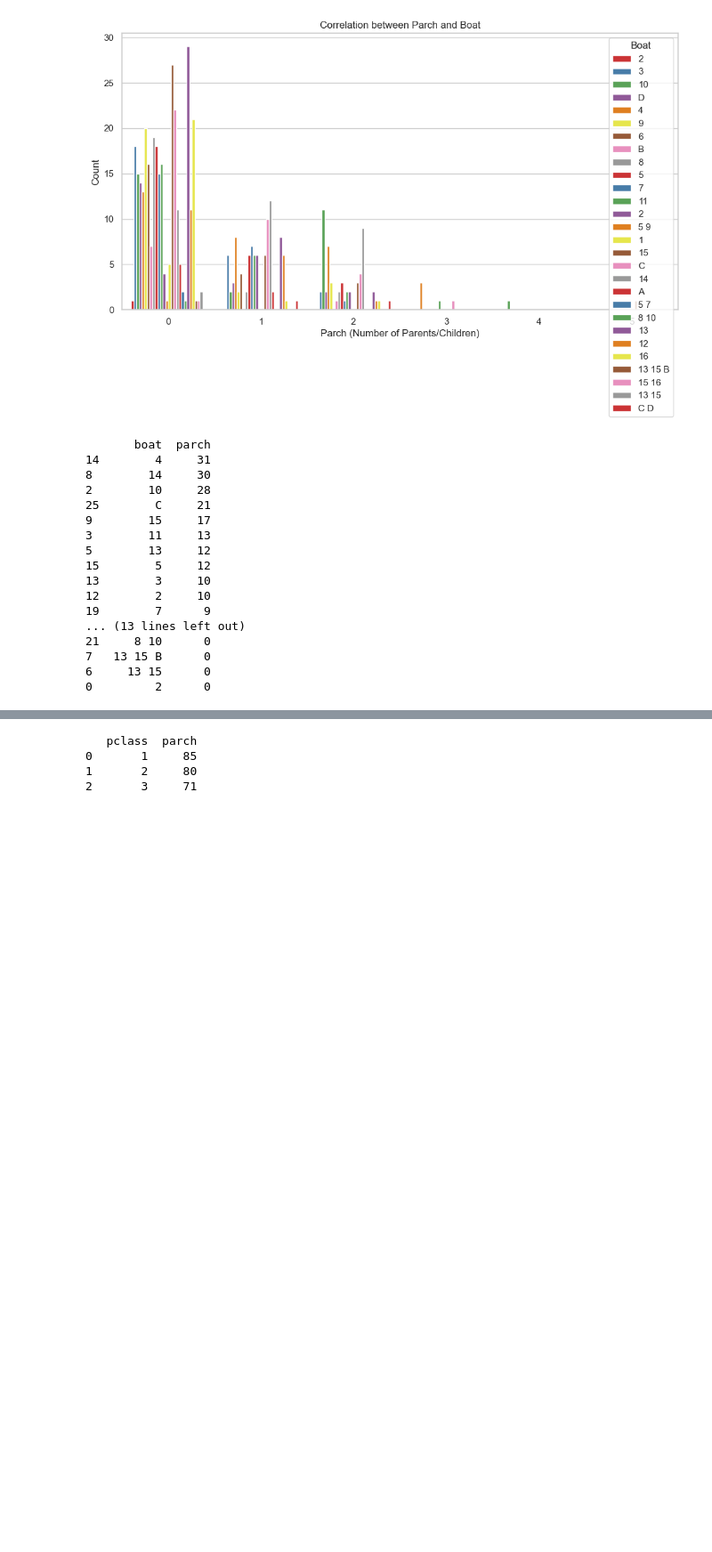
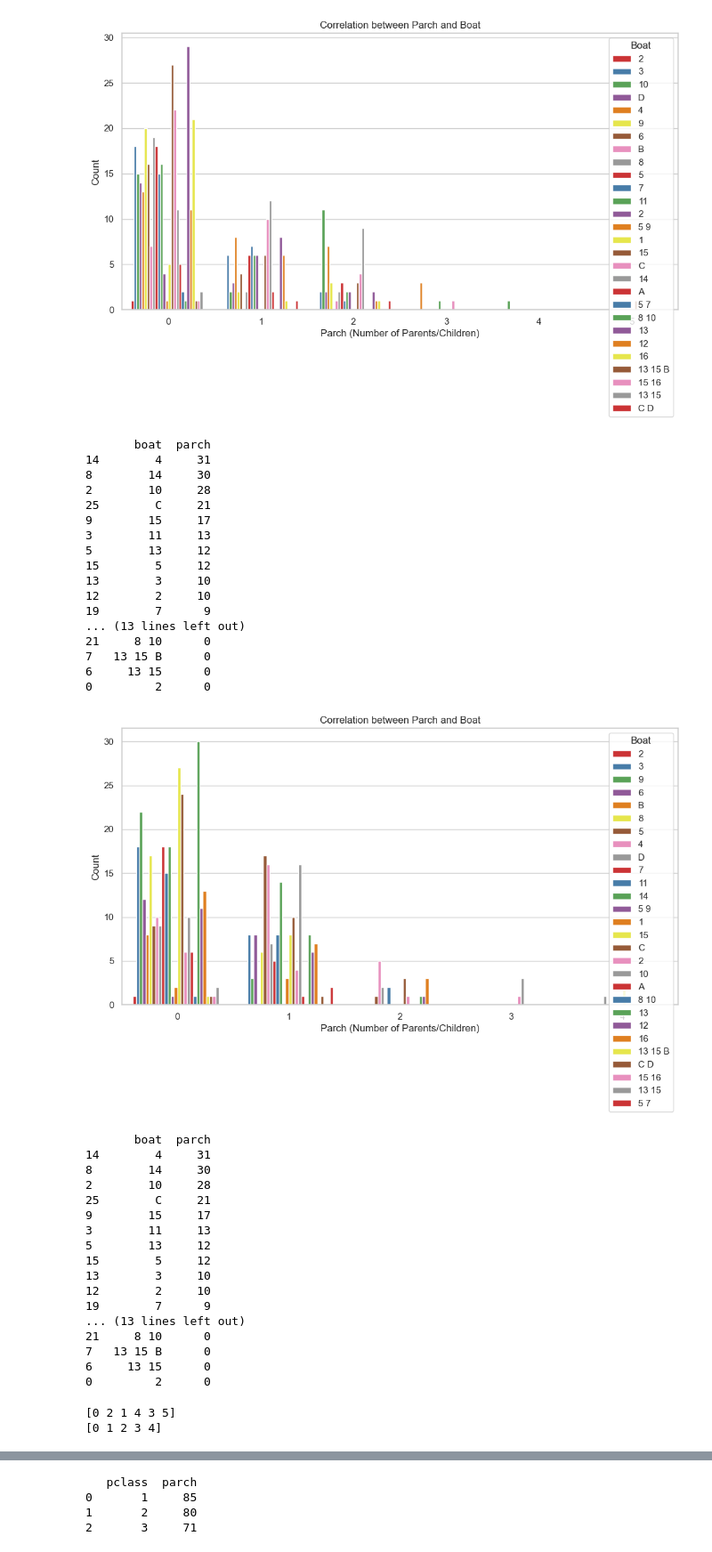
Before and after one commit to HannahCimene/TrioData_Masters, a Jupyter notebook: Files/titanic_dataset/titanic_dataset_liesa.ipynb, the cells around one changed output, grey strips where cells are left out. Shown at 89% size. Cells and saved outputs as stored; diff of their text form; code cells hidden in the pictures; blank space fills up the shorter version.

```diff
--- a/Files/titanic_dataset/titanic_dataset_liesa.ipynb
+++ b/Files/titanic_dataset/titanic_dataset_liesa.ipynb
@@ -333,3 +351,48 @@ print(summary_table)
 7   13 15 B      0
 6     13 15      0
 0         2      0
+# %%
+import matplotlib.pyplot as plt
+import seaborn as sns
+
+plt.figure(figsize=(12, 6))
+sns.countplot(data=df_cleaned, x='sibsp', hue='boat', palette='Set1')
+plt.title('Correlation between Parch and Boat')
+plt.xlabel('Parch (Number of Parents/Children)')
+plt.ylabel('Count')
+plt.legend(title='Boat', loc='upper right')
+plt.show()
+
+# Group the data by 'Boat' and calculate the sum of 'Parch' for each boat
+summary_table = df_cleaned.groupby('boat')['parch'].sum().reset_index()
+
+# Optionally, you can sort the summary table by 'Parch' values in descending order
+summary_table = summary_table.sort_values(by='parch', ascending=False)
+
+# Display the summary table
+print(summary_table)
+# %% [output]
+[figure, added]
+       boat  parch
+14        4     31
+8        14     30
+2        10     28
+25        C     21
+9        15     17
+3        11     13
+5        13     12
+15        5     12
+13        3     10
+12        2     10
+19        7      9
+... (13 lines left out)
+21     8 10      0
+7   13 15 B      0
+6     13 15      0
+0         2      0
+# %%
+print(df_cleaned['parch'].unique())
+print(df_cleaned['sibsp'].unique())
+# %% [output]
+[0 2 1 4 3 5]
+[0 1 2 3 4]
```
Also changed, not shown: parts of 12 cells of this notebook, 2 other files.
